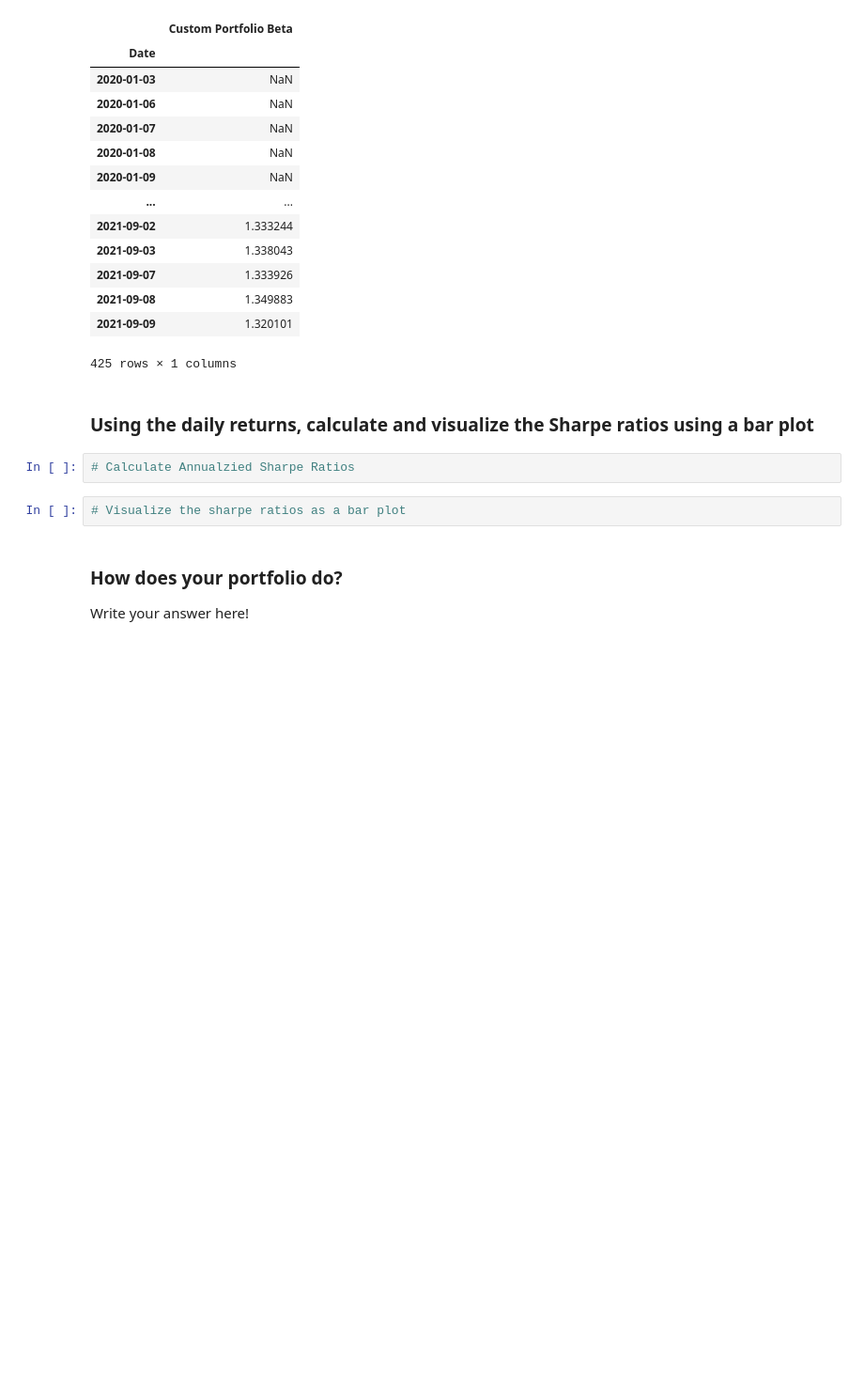
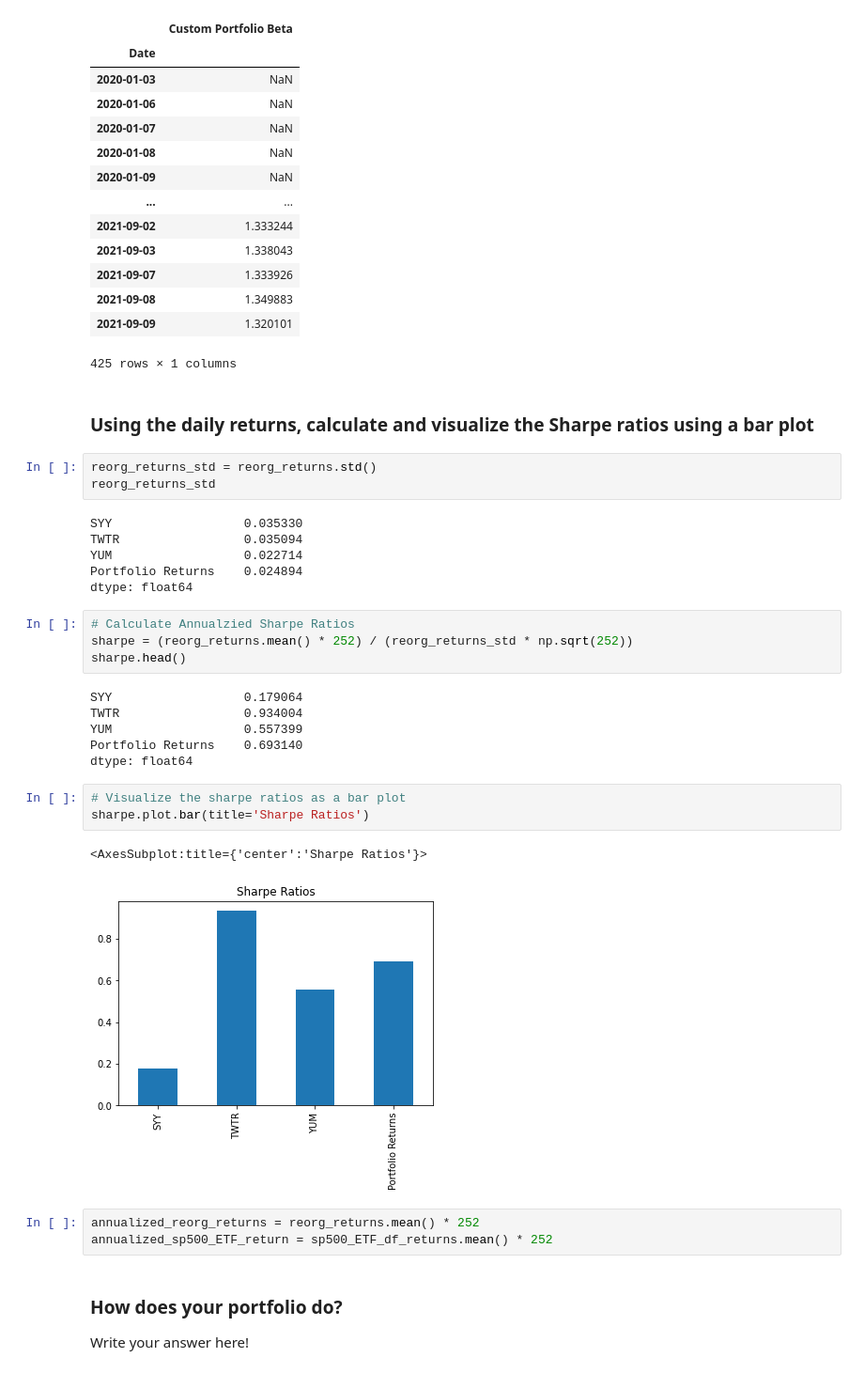
Before and after one commit to MatthewPuttroff/HWUnitFour, a Jupyter notebook: 04-Pandas/Instructions/Starter_Code/whale_analysis.ipynb, the cells around one changed output. Shown at 94% size. Saved outputs shown, nothing was run; the diff lists cells and outputs as text; blank space fills up the shorter version.

```diff
--- a/04-Pandas/Instructions/Starter_Code/whale_analysis.ipynb
+++ b/04-Pandas/Instructions/Starter_Code/whale_analysis.ipynb
@@ -851,10 +851,34 @@ custom_portfolio_beta
 425 rows × 1 columns
 # %% [markdown]
 ### Using the daily returns, calculate and visualize the Sharpe ratios using a bar plot
+# %%
+reorg_returns_std = reorg_returns.std()
+reorg_returns_std
+# %% [output]
+SYY                  0.035330
+TWTR                 0.035094
+YUM                  0.022714
+Portfolio Returns    0.024894
+dtype: float64
 # %%
 # Calculate Annualzied Sharpe Ratios
+sharpe = (reorg_returns.mean() * 252) / (reorg_returns_std * np.sqrt(252))
+sharpe.head()
+# %% [output]
+SYY                  0.179064
+TWTR                 0.934004
+YUM                  0.557399
+Portfolio Returns    0.693140
+dtype: float64
 # %%
 # Visualize the sharpe ratios as a bar plot
+sharpe.plot.bar(title='Sharpe Ratios')
+# %% [output]
+<AxesSubplot:title={'center':'Sharpe Ratios'}>
+[figure, added]
+# %%
+annualized_reorg_returns = reorg_returns.mean() * 252
+annualized_sp500_ETF_return = sp500_ETF_df_returns.mean() * 252
 # %% [markdown]
 ### How does your portfolio do?
 
```
Also changed, not shown: parts of 2 cells of this notebook.
